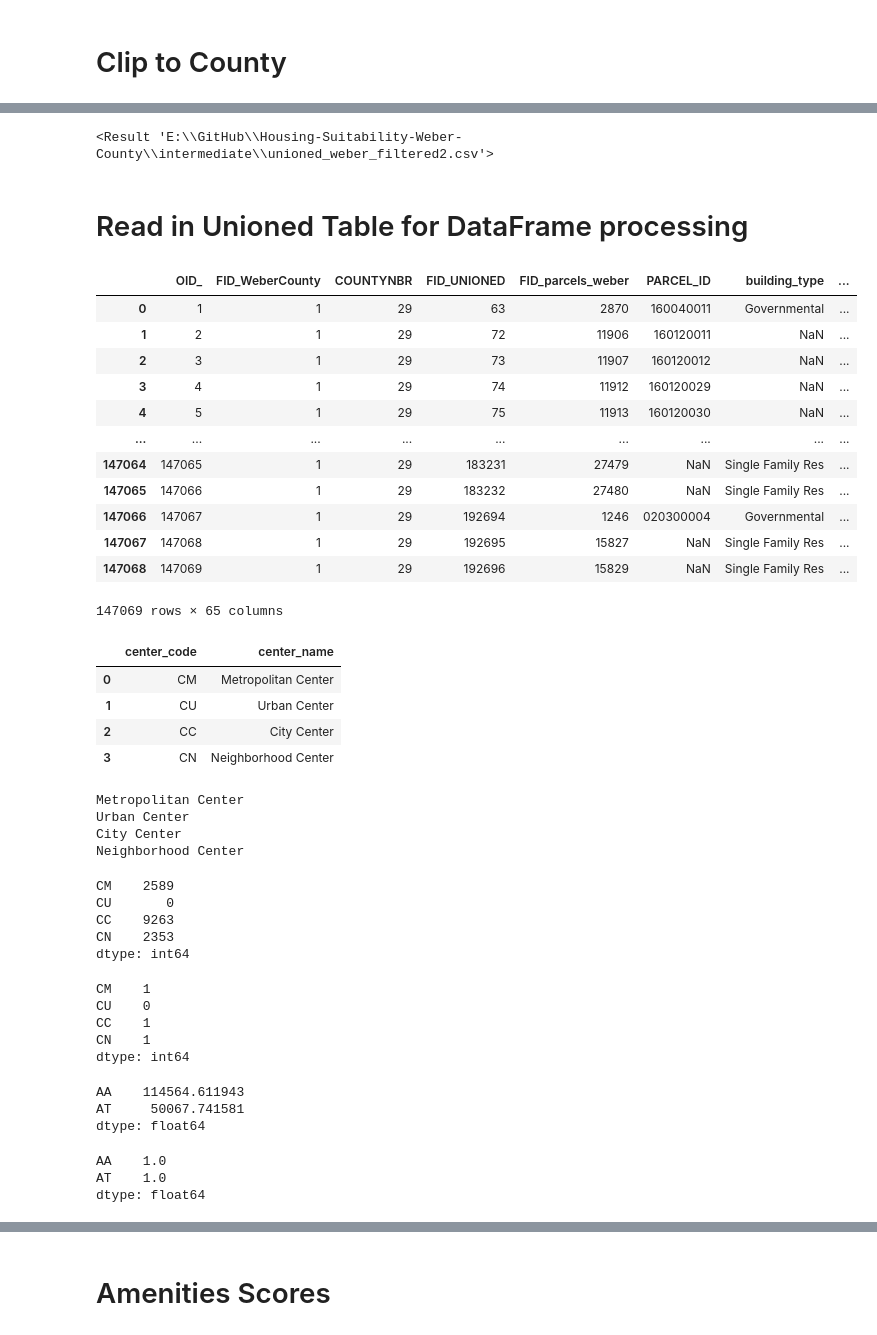
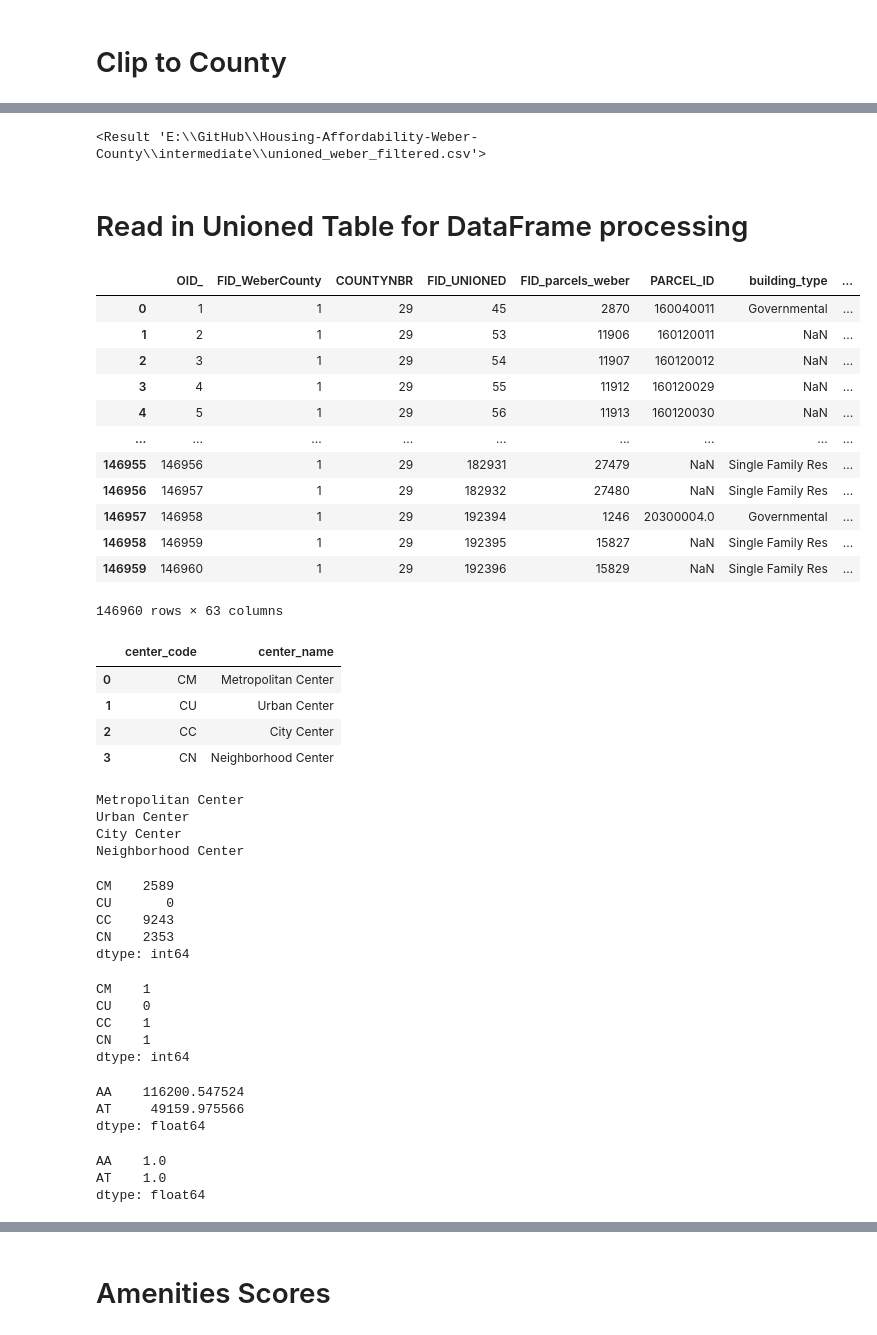
Before and after one commit to WFRCAnalytics/MAP-Housing-ATO-Calculator-Weber, a Jupyter notebook: gis/HousingSuitability.ipynb, the cells around one changed output, grey strips where cells are left out. Cells and saved outputs as stored; diff of their text form; code cells hidden in the pictures.

```diff
--- a/gis/HousingSuitability.ipynb
+++ b/gis/HousingSuitability.ipynb
@@ -1060,27 +1060,27 @@ deleting field: FID_UintahHighlands
 # %%
 # export to csv
-arcpy.conversion.TableToTable("UNIONED_WEBER_FILTERED", "E:\\GitHub\\Housing-Suitability-Weber-County\\intermediate", "unioned_weber_filtered.csv")
+arcpy.conversion.TableToTable("UNIONED_WEBER_FILTERED", "E:\\GitHub\\Housing-Affordability-Weber-County\\intermediate", "unioned_weber_filtered.csv")
 # %% [output]
-<Result 'E:\\GitHub\\Housing-Suitability-Weber-County\\intermediate\\unioned_weber_filtered2.csv'>
+<Result 'E:\\GitHub\\Housing-Affordability-Weber-County\\intermediate\\unioned_weber_filtered.csv'>
 # %% [markdown]
 # Read in Unioned Table for DataFrame processing
 # %%
-dfUnionedWeber = pd.read_csv("E:\\GitHub\\Housing-Suitability-Weber-County\\intermediate\\unioned_weber_filtered.csv",low_memory=False)
+dfUnionedWeber = pd.read_csv("E:\\GitHub\\Housing-Affordability-Weber-County\\intermediate\\unioned_weber_filtered.csv")
 dfUnionedWeber
 # %% [output]
 |  | OID_ | FID_WeberCounty | COUNTYNBR | FID_UNIONED | FID_parcels_weber | PARCEL_ID | building_type | ... |
-| 0 | 1 | 1 | 29 | 63 | 2870 | 160040011 | Governmental | ... |
-| 1 | 2 | 1 | 29 | 72 | 11906 | 160120011 | NaN | ... |
-| 2 | 3 | 1 | 29 | 73 | 11907 | 160120012 | NaN | ... |
-| 3 | 4 | 1 | 29 | 74 | 11912 | 160120029 | NaN | ... |
-| 4 | 5 | 1 | 29 | 75 | 11913 | 160120030 | NaN | ... |
+| 0 | 1 | 1 | 29 | 45 | 2870 | 160040011 | Governmental | ... |
+| 1 | 2 | 1 | 29 | 53 | 11906 | 160120011 | NaN | ... |
+| 2 | 3 | 1 | 29 | 54 | 11907 | 160120012 | NaN | ... |
+| 3 | 4 | 1 | 29 | 55 | 11912 | 160120029 | NaN | ... |
+| 4 | 5 | 1 | 29 | 56 | 11913 | 160120030 | NaN | ... |
 | ... | ... | ... | ... | ... | ... | ... | ... | ... |
-| 147064 | 147065 | 1 | 29 | 183231 | 27479 | NaN | Single Family Res | ... |
-| 147065 | 147066 | 1 | 29 | 183232 | 27480 | NaN | Single Family Res | ... |
-| 147066 | 147067 | 1 | 29 | 192694 | 1246 | 020300004 | Governmental | ... |
-| 147067 | 147068 | 1 | 29 | 192695 | 15827 | NaN | Single Family Res | ... |
-| 147068 | 147069 | 1 | 29 | 192696 | 15829 | NaN | Single Family Res | ... |
+| 146955 | 146956 | 1 | 29 | 182931 | 27479 | NaN | Single Family Res | ... |
+| 146956 | 146957 | 1 | 29 | 182932 | 27480 | NaN | Single Family Res | ... |
+| 146957 | 146958 | 1 | 29 | 192394 | 1246 | 20300004.0 | Governmental | ... |
+| 146958 | 146959 | 1 | 29 | 192395 | 15827 | NaN | Single Family Res | ... |
+| 146959 | 146960 | 1 | 29 | 192396 | 15829 | NaN | Single Family Res | ... |
-147069 rows × 65 columns
+146960 rows × 63 columns
 # %%
 # create base scoring table
 
@@ -1118,7 +1118,7 @@ City Center
 Neighborhood Center
 CM    2589
 CU       0
-CC    9263
+CC    9243
 CN    2353
 dtype: int64
 CM    1
@@ -1135,8 +1135,8 @@ dfUnionedWeber['AT'] = dfUnionedWeber['ATO_Tran_Score']
 display(dfUnionedWeber[['AA','AT']].sum())
 display(dfUnionedWeber[['AA','AT']].max())
 # %% [output]
-AA    114564.611943
-AT     50067.741581
+AA    116200.547524
+AT     49159.975566
 dtype: float64
 AA    1.0
 AT    1.0
```
Also changed, not shown: parts of 27 cells of this notebook, 21 other files.
